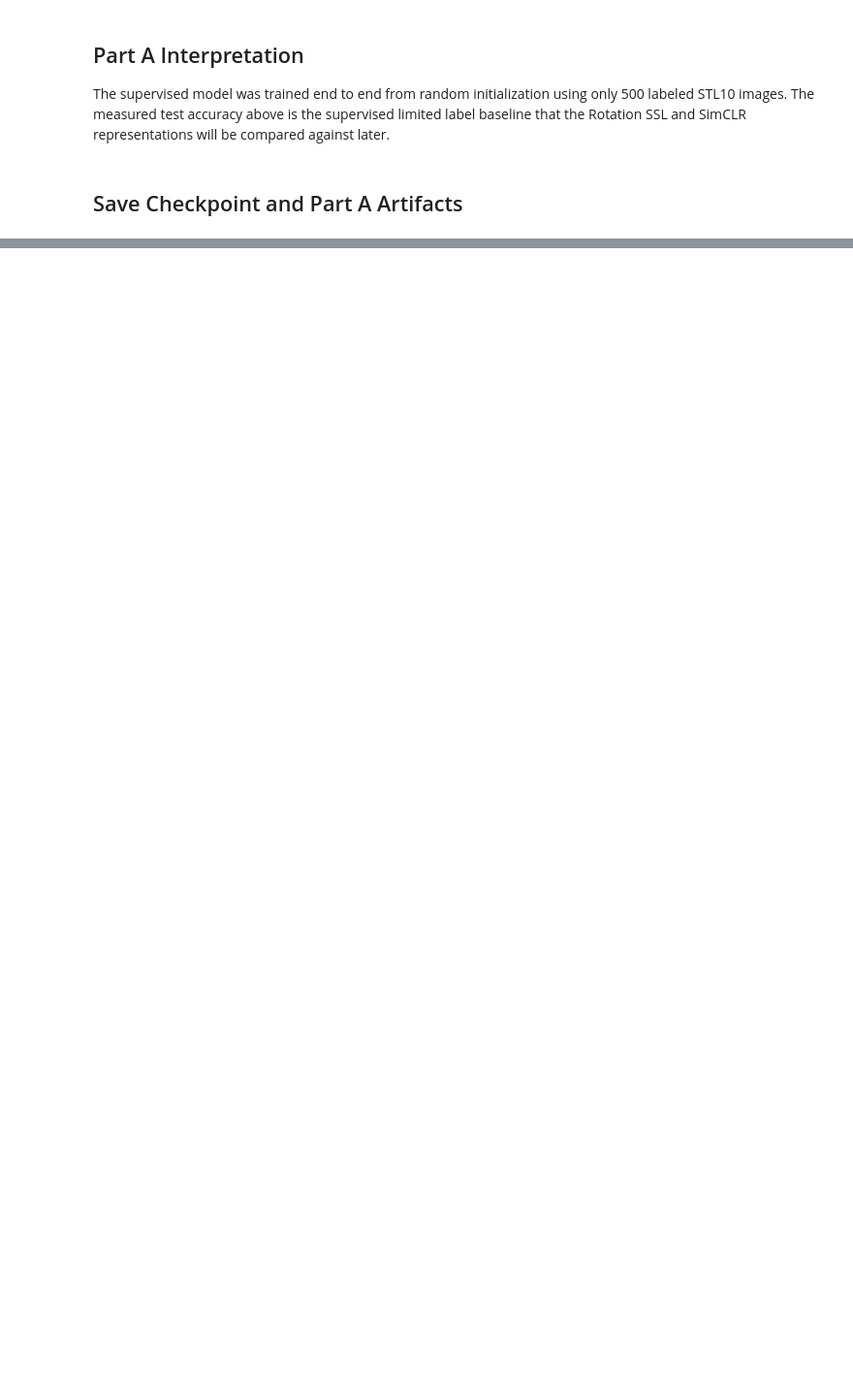
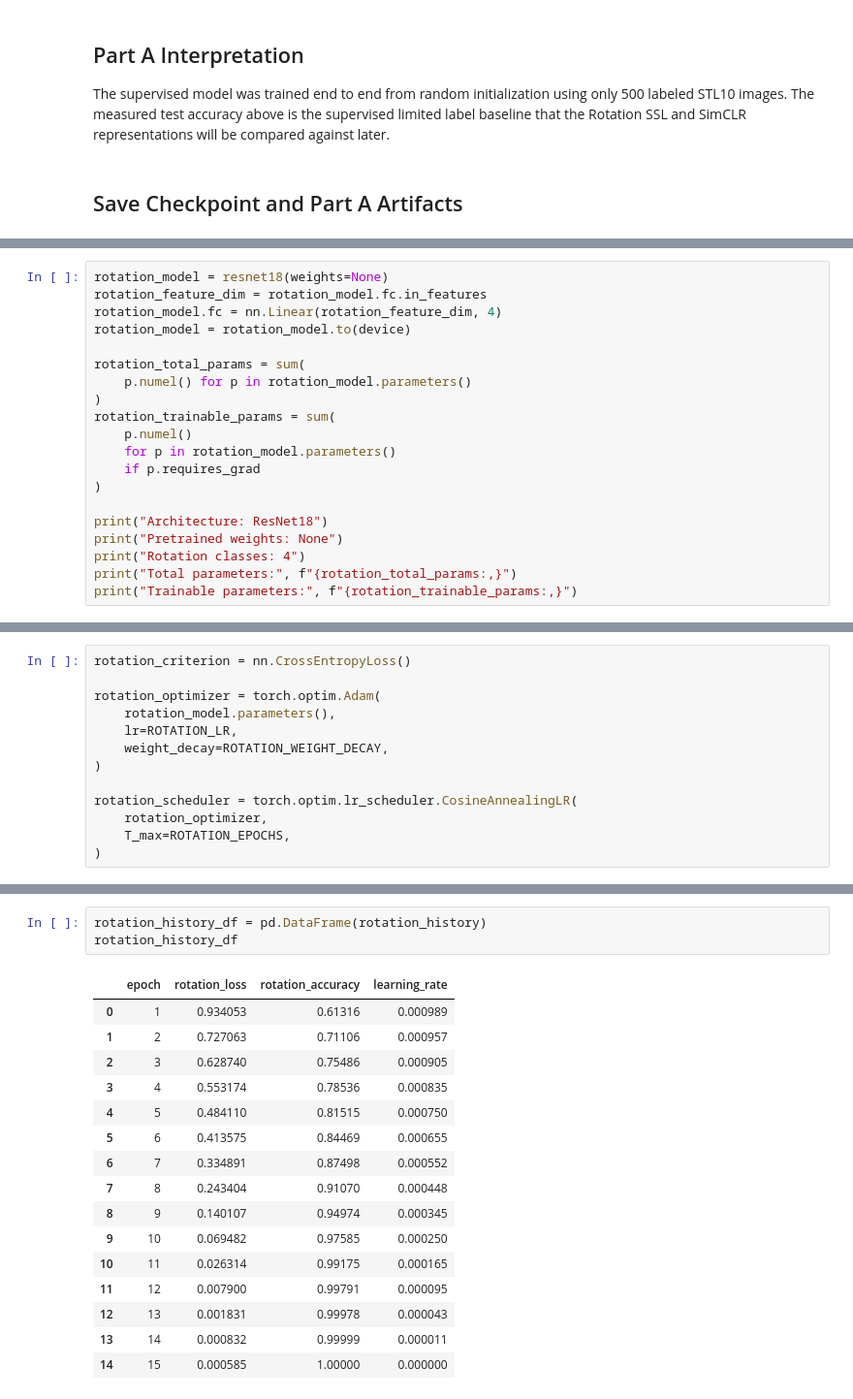
Before and after one commit to DrashtiShah23/data266-2046, a Jupyter notebook: hw6/HW6.ipynb, the cells around one changed output, grey strips where cells are left out. Shown at 97% size. Cells and saved outputs as stored; diff of their text form; blank space fills up the shorter version.

Commit message:
Add rotation self supervised learning and linear evaluation

```diff
--- a/hw6/HW6.ipynb
+++ b/hw6/HW6.ipynb
@@ -584,0 +664,20 @@ Checkpoint saved: checkpoints/supervised_resnet18.pt
+# %%
+rotation_model = resnet18(weights=None)
+rotation_feature_dim = rotation_model.fc.in_features
+rotation_model.fc = nn.Linear(rotation_feature_dim, 4)
+rotation_model = rotation_model.to(device)
+
+rotation_total_params = sum(
+    p.numel() for p in rotation_model.parameters()
+)
+rotation_trainable_params = sum(
+    p.numel()
+    for p in rotation_model.parameters()
+    if p.requires_grad
+)
+
+print("Architecture: ResNet18")
+print("Pretrained weights: None")
+print("Rotation classes: 4")
+print("Total parameters:", f"{rotation_total_params:,}")
+print("Trainable parameters:", f"{rotation_trainable_params:,}")
@@ -584,0 +690,13 @@ Checkpoint saved: checkpoints/supervised_resnet18.pt
+# %%
+rotation_criterion = nn.CrossEntropyLoss()
+
+rotation_optimizer = torch.optim.Adam(
+    rotation_model.parameters(),
+    lr=ROTATION_LR,
+    weight_decay=ROTATION_WEIGHT_DECAY,
+)
+
+rotation_scheduler = torch.optim.lr_scheduler.CosineAnnealingLR(
+    rotation_optimizer,
+    T_max=ROTATION_EPOCHS,
+)
@@ -584,0 +783,20 @@ Checkpoint saved: checkpoints/supervised_resnet18.pt
+# %%
+rotation_history_df = pd.DataFrame(rotation_history)
+rotation_history_df
+# %% [output]
+|  | epoch | rotation_loss | rotation_accuracy | learning_rate |
+| 0 | 1 | 0.934053 | 0.61316 | 0.000989 |
+| 1 | 2 | 0.727063 | 0.71106 | 0.000957 |
+| 2 | 3 | 0.628740 | 0.75486 | 0.000905 |
+| 3 | 4 | 0.553174 | 0.78536 | 0.000835 |
+| 4 | 5 | 0.484110 | 0.81515 | 0.000750 |
+| 5 | 6 | 0.413575 | 0.84469 | 0.000655 |
+| 6 | 7 | 0.334891 | 0.87498 | 0.000552 |
+| 7 | 8 | 0.243404 | 0.91070 | 0.000448 |
+| 8 | 9 | 0.140107 | 0.94974 | 0.000345 |
+| 9 | 10 | 0.069482 | 0.97585 | 0.000250 |
+| 10 | 11 | 0.026314 | 0.99175 | 0.000165 |
+| 11 | 12 | 0.007900 | 0.99791 | 0.000095 |
+| 12 | 13 | 0.001831 | 0.99978 | 0.000043 |
+| 13 | 14 | 0.000832 | 0.99999 | 0.000011 |
+| 14 | 15 | 0.000585 | 1.00000 | 0.000000 |
```
Also changed, not shown: parts of 21 cells of this notebook.
